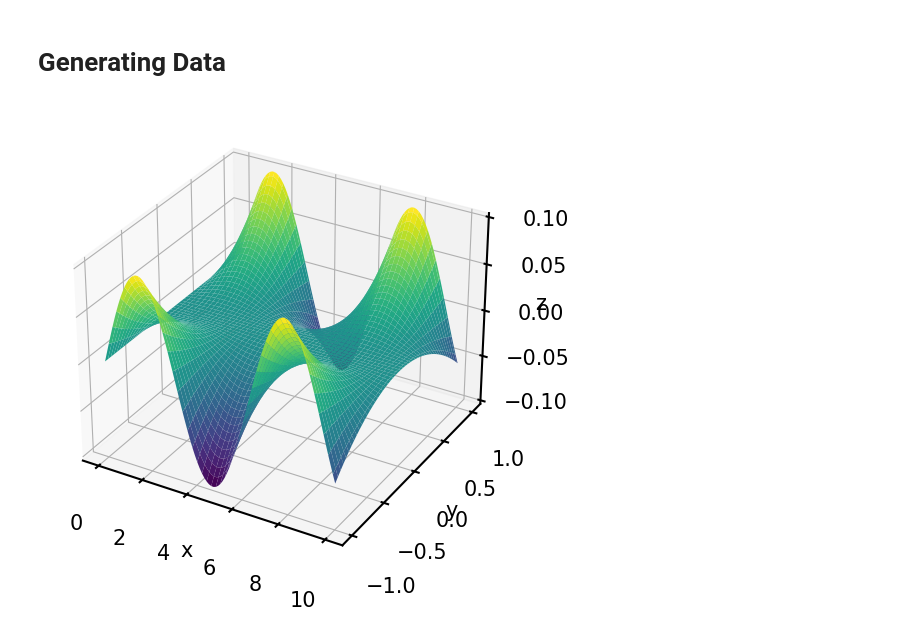
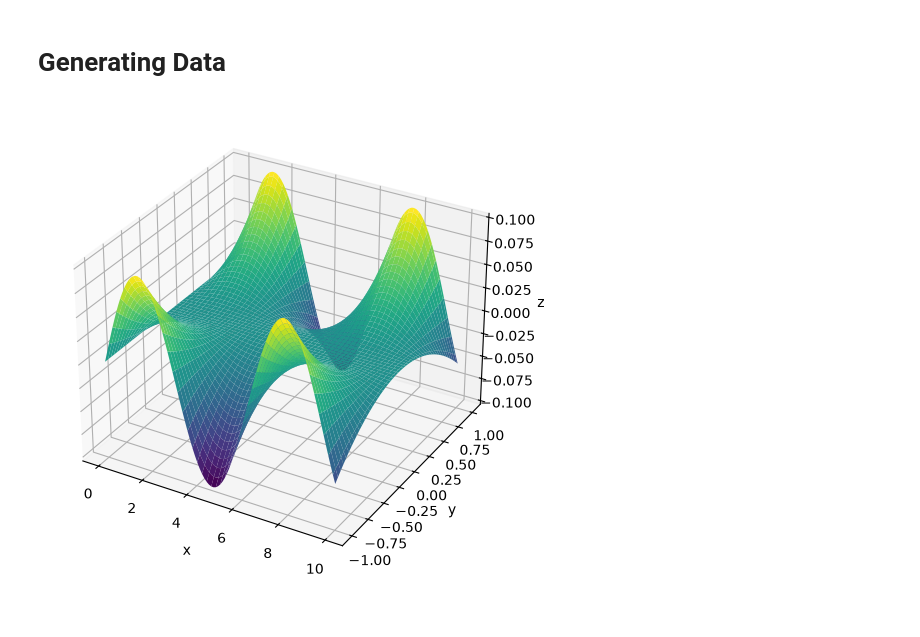
Before and after one commit to AfrozSaqlain/Scientific_Coding, a Jupyter notebook: gaussian_process_regression_2D.ipynb, the cells around one changed output. Saved outputs shown, nothing was run; the diff lists cells and outputs as text; code cells hidden in the pictures.

```diff
--- a/gaussian_process_regression_2D.ipynb
+++ b/gaussian_process_regression_2D.ipynb
@@ -13,18 +13,19 @@ y = np.linspace(-1, 1, 100)
 X, Y = np.meshgrid(x, y)
 Z = np.sin(X) * Y**2 / 10
 # %%
-fig = plt.figure(figsize=(8, 6))
+fig = plt.figure(figsize=(9, 5))
 ax = fig.add_subplot(111, projection='3d')
 
 ax.plot_surface(X, Y, Z, cmap='viridis')
 
 ax.set_xlabel('x')
 ax.set_ylabel('y')
 ax.set_zlabel('z')
 
+plt.tight_layout()
 plt.show()
 # %% [output]
-[figure, old version]
+[figure, new version]
 # %%
 def pre_process_data(arr):
     mean = np.mean(arr)
```
Also changed, not shown: parts of 9 cells of this notebook, 1 other file.
